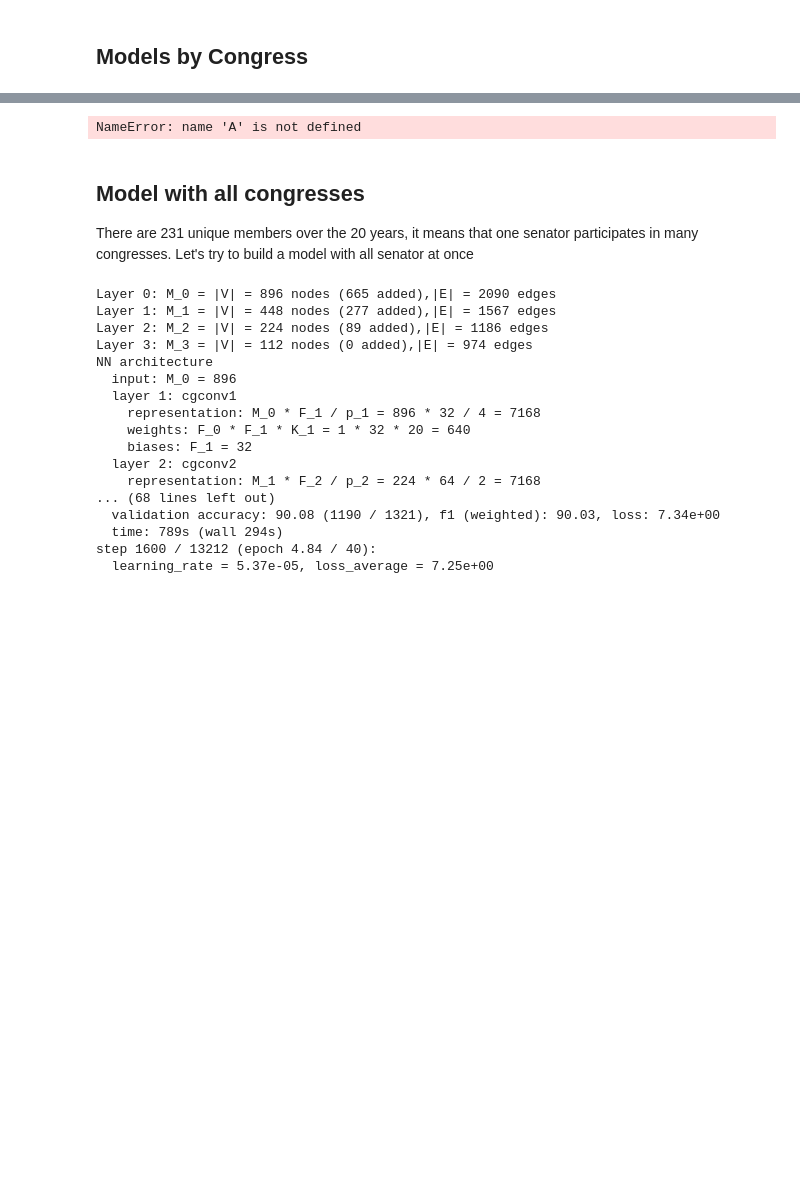
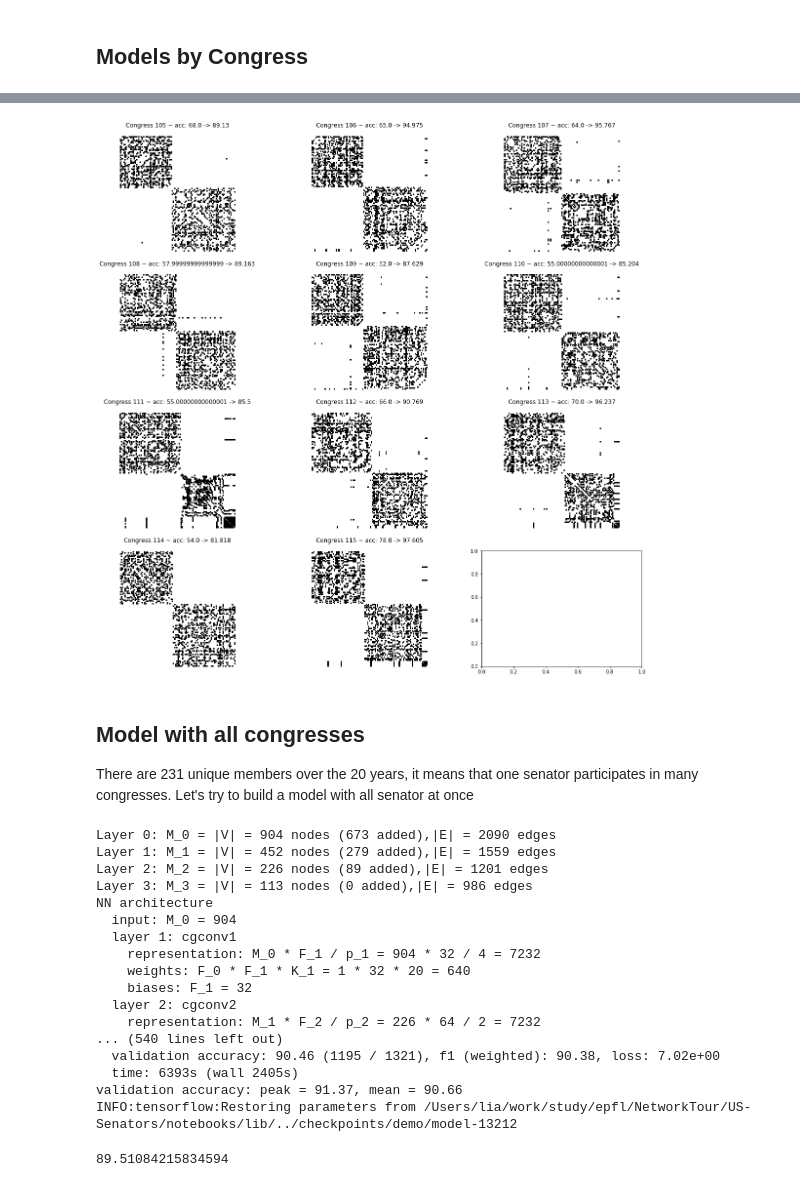
Before and after one commit to roman-bachmann/US-Senators, a Jupyter notebook: notebooks/cnn-congress-all.ipynb, the cells around one changed output, grey strips where cells are left out. Cells and saved outputs as stored; diff of their text form; code cells hidden in the pictures; blank space fills up the shorter version.

Commit message:
congress all

```diff
--- a/notebooks/cnn-congress-all.ipynb
+++ b/notebooks/cnn-congress-all.ipynb
@@ -166,15 +171,16 @@ INFO:tensorflow:Restoring parameters from /Users/lia/work/study/epfl/NetworkTour
 # %%
 f, ax = plt.subplots(4, 3, figsize=(20, 20))
 positions = np.array(range(12)).reshape(4, 3)
 
 for i, r in enumerate(results):
-    pos = np.where(positions==r)
+    pos = np.where(positions==i)
     A = results[r]['A']
 
-    plt.spy(A, markersize=2, color='black');
-    plt.title(r)
+    ax[pos[0][0], pos[1][0]].spy(A, markersize=2, color='black');
+    ax[pos[0][0], pos[1][0]].set_title('Congress {} ~ acc: {} -> {}'.format(r, round(results[r]['min_acc'],2)*100, round(results[r]['acc'][1], 3)))
+    ax[pos[0][0], pos[1][0]].axis('off')
 # %% [output]
-NameError: name 'A' is not defined
+[figure, added]
 # %% [markdown]
 ## Model with all congresses
 There are 231 unique members over the 20 years, it means that one senator participates in many congresses. Let's try to build a model with all senator at once
@@ -207,20 +213,24 @@ for i, l in enumerate(laws_ids):
 # %%
 all_result = fit(X_train, X_val, X_test, y_train, y_val, y_test)
 # %% [output]
-Layer 0: M_0 = |V| = 896 nodes (665 added),|E| = 2090 edges
-Layer 1: M_1 = |V| = 448 nodes (277 added),|E| = 1567 edges
-Layer 2: M_2 = |V| = 224 nodes (89 added),|E| = 1186 edges
-Layer 3: M_3 = |V| = 112 nodes (0 added),|E| = 974 edges
+Layer 0: M_0 = |V| = 904 nodes (673 added),|E| = 2090 edges
+Layer 1: M_1 = |V| = 452 nodes (279 added),|E| = 1559 edges
+Layer 2: M_2 = |V| = 226 nodes (89 added),|E| = 1201 edges
+Layer 3: M_3 = |V| = 113 nodes (0 added),|E| = 986 edges
 NN architecture
-  input: M_0 = 896
+  input: M_0 = 904
   layer 1: cgconv1
-    representation: M_0 * F_1 / p_1 = 896 * 32 / 4 = 7168
+    representation: M_0 * F_1 / p_1 = 904 * 32 / 4 = 7232
     weights: F_0 * F_1 * K_1 = 1 * 32 * 20 = 640
     biases: F_1 = 32
   layer 2: cgconv2
-    representation: M_1 * F_2 / p_2 = 224 * 64 / 2 = 7168
-... (68 lines left out)
-  validation accuracy: 90.08 (1190 / 1321), f1 (weighted): 90.03, loss: 7.34e+00
-  time: 789s (wall 294s)
-step 1600 / 13212 (epoch 4.84 / 40):
-  learning_rate = 5.37e-05, loss_average = 7.25e+00
+    representation: M_1 * F_2 / p_2 = 226 * 64 / 2 = 7232
+... (540 lines left out)
+  validation accuracy: 90.46 (1195 / 1321), f1 (weighted): 90.38, loss: 7.02e+00
+  time: 6393s (wall 2405s)
+validation accuracy: peak = 91.37, mean = 90.66
+INFO:tensorflow:Restoring parameters from /Users/lia/work/study/epfl/NetworkTour/US-Senators/notebooks/lib/../checkpoints/demo/model-13212
+# %%
+print(all_result['acc'][1])
+# %% [output]
+89.51084215834594
```
Also changed, not shown: parts of 3 cells of this notebook.
